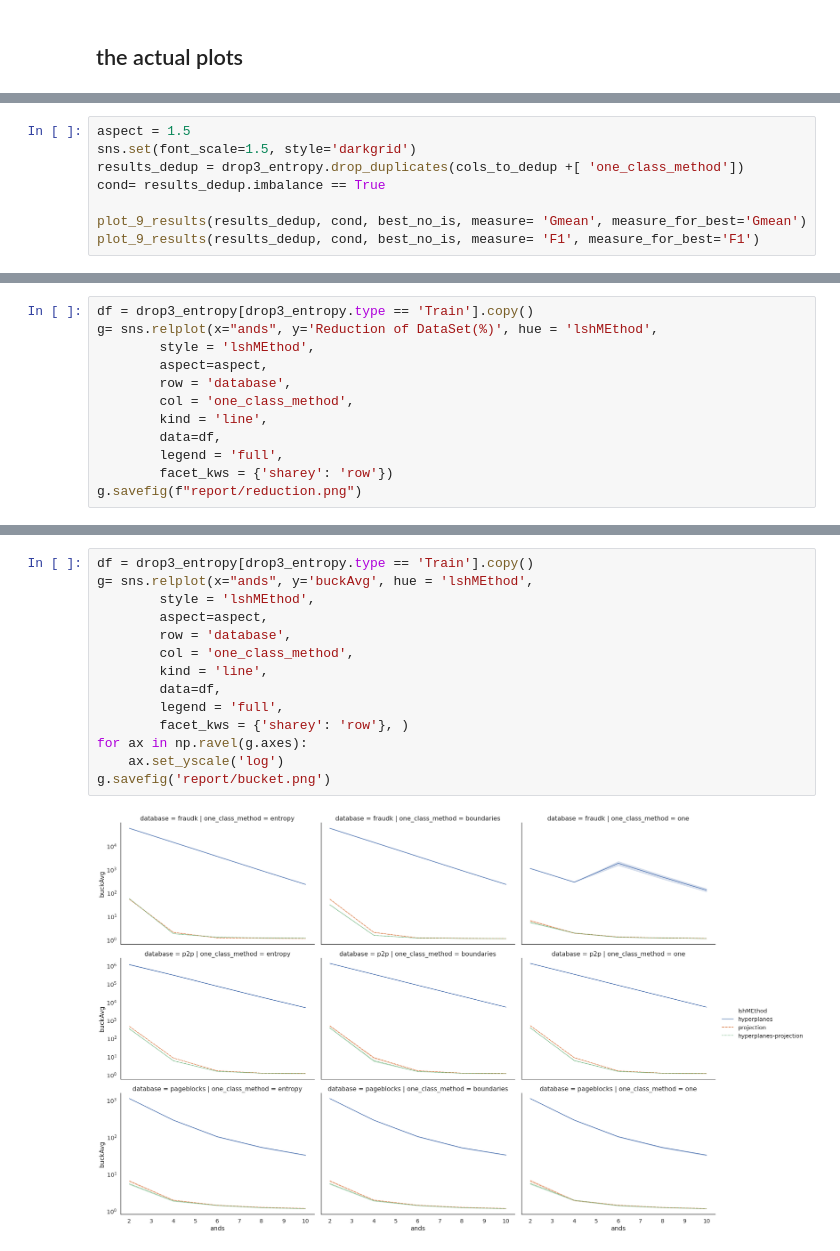
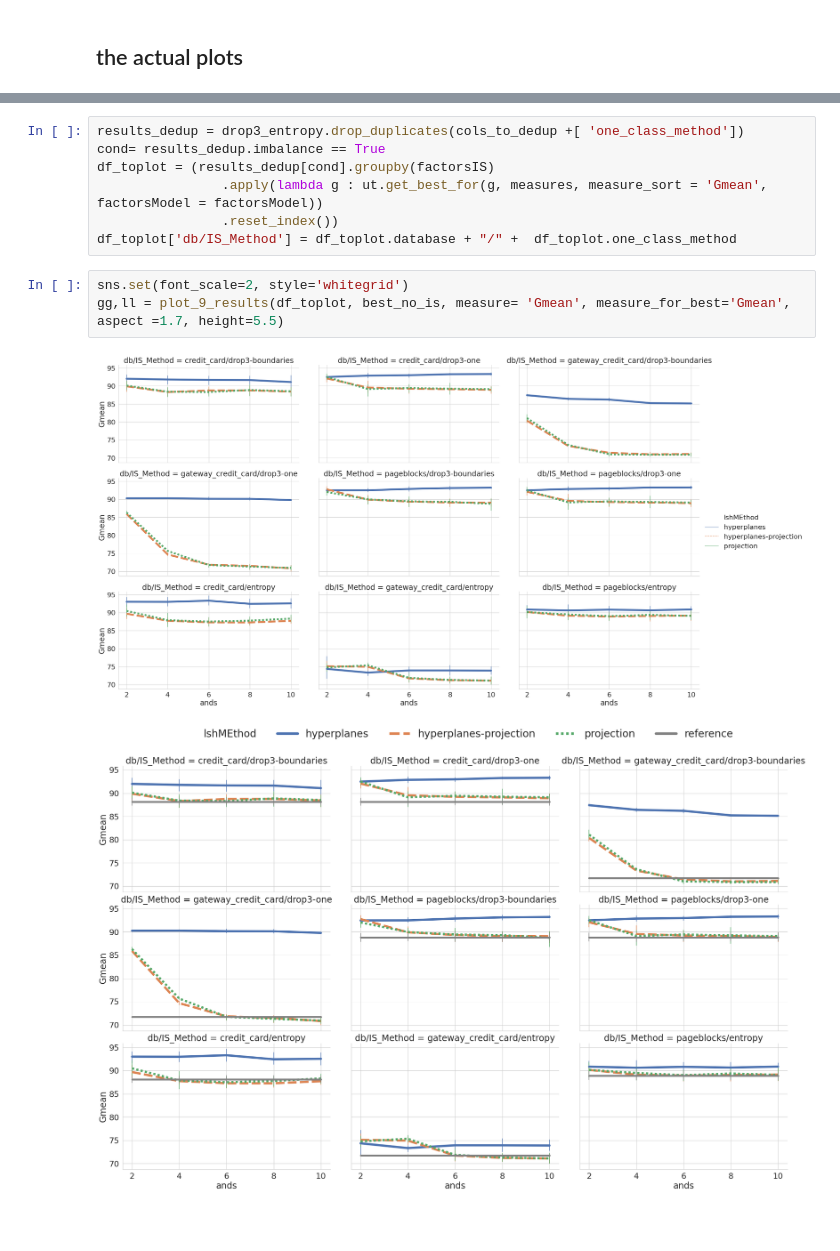
Before and after one commit to germaneduardo/results-analysis, a Jupyter notebook: results.ipynb, the cells around one changed output, grey strips where cells are left out. Cells and saved outputs as stored; diff of their text form; blank space fills up the shorter version.

```diff
--- a/results.ipynb
+++ b/results.ipynb
@@ -255,8 +292,0 @@ def plot_9_results (df_in, cond, df_reference, measure = 'Gmean', measure_for_be
-# %%
-aspect = 1.5
-sns.set(font_scale=1.5, style='darkgrid')
-results_dedup = drop3_entropy.drop_duplicates(cols_to_dedup +[ 'one_class_method'])
-cond= results_dedup.imbalance == True
-
-plot_9_results(results_dedup, cond, best_no_is, measure= 'Gmean', measure_for_best='Gmean')
-plot_9_results(results_dedup, cond, best_no_is, measure= 'F1', measure_for_best='F1')
@@ -302,12 +292,0 @@ g = sns.relplot(data = df[df.type=='test'], x ='ands',
-# %%
-df = drop3_entropy[drop3_entropy.type == 'Train'].copy()
-g= sns.relplot(x="ands", y='Reduction of DataSet(%)', hue = 'lshMEthod',
-        style = 'lshMEthod',
-        aspect=aspect,
-        row = 'database',
-        col = 'one_class_method',
-        kind = 'line',
-        data=df,
-        legend = 'full',
-        facet_kws = {'sharey': 'row'})
-g.savefig(f"report/reduction.png")
@@ -316,16 +293,13 @@ g.savefig(f"report/reduction.png")
-# %%
-df = drop3_entropy[drop3_entropy.type == 'Train'].copy()
-g= sns.relplot(x="ands", y='buckAvg', hue = 'lshMEthod',
-        style = 'lshMEthod',
-        aspect=aspect,
-        row = 'database',
-        col = 'one_class_method',
-        kind = 'line',
-        data=df,
-        legend = 'full',
-        facet_kws = {'sharey': 'row'}, )
-for ax in np.ravel(g.axes):
-    ax.set_yscale('log')
-g.savefig('report/bucket.png')
-# %% [output]
-[figure, removed]
+# %%
+results_dedup = drop3_entropy.drop_duplicates(cols_to_dedup +[ 'one_class_method'])
+cond= results_dedup.imbalance == True
+df_toplot = (results_dedup[cond].groupby(factorsIS)
+                .apply(lambda g : ut.get_best_for(g, measures, measure_sort = 'Gmean', factorsModel = factorsModel))
+                .reset_index())
+df_toplot['db/IS_Method'] = df_toplot.database + "/" +  df_toplot.one_class_method
+# %%
+sns.set(font_scale=2, style='whitegrid')
+gg,ll = plot_9_results(df_toplot, best_no_is, measure= 'Gmean', measure_for_best='Gmean', aspect =1.7, height=5.5)
+# %% [output]
+[figure, added]
+[figure, added]
```
Also changed, not shown: parts of 42 cells of this notebook, 25 other files.
